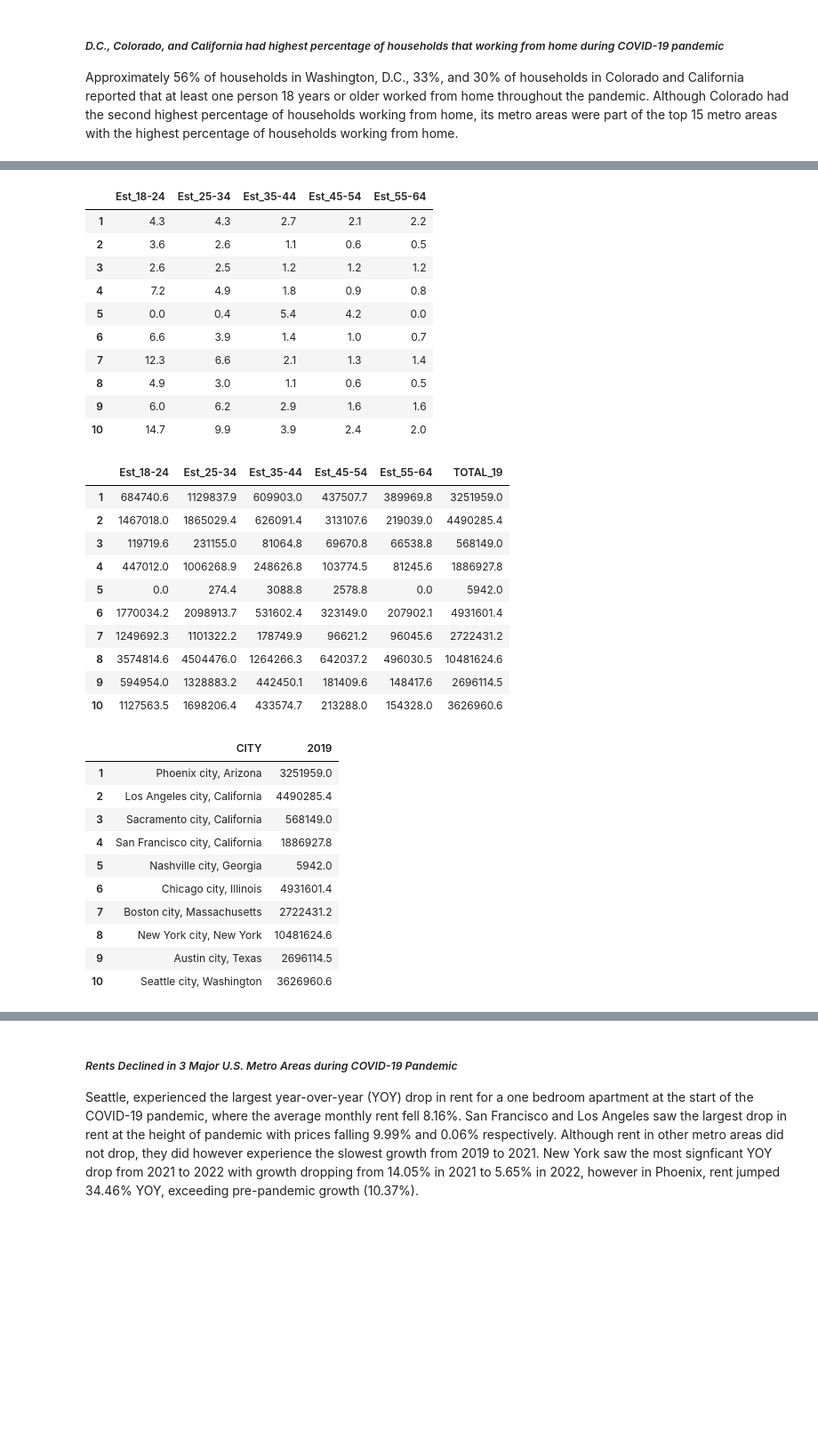
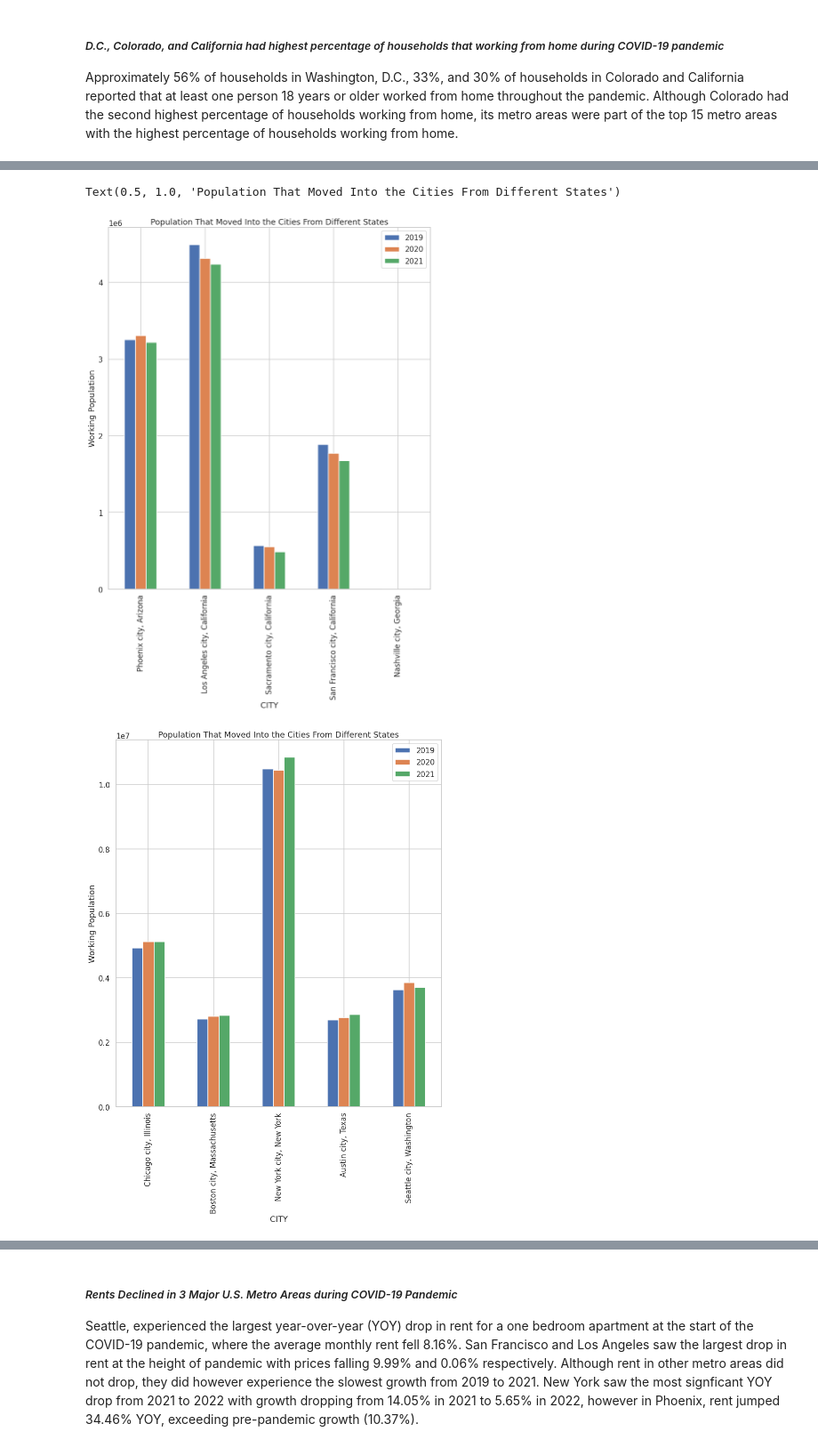
Before and after one commit to Keren-Neeq/DS4A-Team1, a Jupyter notebook: notebooks/Team1_ExtendedEDA.ipynb, the cells around one changed output, grey strips where cells are left out. Shown at 89% size. Drawn from its saved outputs; the diff is of its cells as text; code cells hidden in the pictures; blank space fills up the shorter version.

```diff
--- a/notebooks/Team1_ExtendedEDA.ipynb
+++ b/notebooks/Team1_ExtendedEDA.ipynb
@@ -61,4 +61,4 @@ hud_df = pd.read_csv(io.BytesIO(uploaded['hud_final.csv']), parse_dates=["Year"]
 # U.S. Census Bureau Household Pulse Survey
 tw_df = pd.read_csv(io.BytesIO(uploaded['teleworked_covid.csv']), parse_dates=["Date"])
 # %%
-geo2019 = pd.read_csv(io.BytesIO(uploaded['ACSST5Y2019.S0701-Data.csv']))
+population_df = pd.read_csv(io.BytesIO(uploaded['mobility_df.csv']))
@@ -269,52 +190,23 @@ population
-# %%
-popEst = geo2019.iloc[:,170:175]
-popEst.rename(columns = {'S0701_C04_004E':'Est_18-24', 'S0701_C04_005E':'Est_25-34','S0701_C04_006E':'Est_35-44','S0701_C04_007E':'Est_45-54','S0701_C04_008E':'Est_55-64'},inplace = True)
-popEst = popEst.astype(float)
-popEst
-# %% [output]
-|  | Est_18-24 | Est_25-34 | Est_35-44 | Est_45-54 | Est_55-64 |
-| 1 | 4.3 | 4.3 | 2.7 | 2.1 | 2.2 |
-| 2 | 3.6 | 2.6 | 1.1 | 0.6 | 0.5 |
-| 3 | 2.6 | 2.5 | 1.2 | 1.2 | 1.2 |
-| 4 | 7.2 | 4.9 | 1.8 | 0.9 | 0.8 |
-| 5 | 0.0 | 0.4 | 5.4 | 4.2 | 0.0 |
-| 6 | 6.6 | 3.9 | 1.4 | 1.0 | 0.7 |
-| 7 | 12.3 | 6.6 | 2.1 | 1.3 | 1.4 |
-| 8 | 4.9 | 3.0 | 1.1 | 0.6 | 0.5 |
-| 9 | 6.0 | 6.2 | 2.9 | 1.6 | 1.6 |
-| 10 | 14.7 | 9.9 | 3.9 | 2.4 | 2.0 |
-# %%
-#Multiply city population by estiamted percentage of people that moved to the city from different states
-population2019 = popEst.mul(population.values)
-population2019
-#Sum each roe to give the working populatuin that moved from different states to the cities
-population2019['TOTAL_19'] = population2019.sum(axis = 1)
-population2019
-# %% [output]
-|  | Est_18-24 | Est_25-34 | Est_35-44 | Est_45-54 | Est_55-64 | TOTAL_19 |
-| 1 | 684740.6 | 1129837.9 | 609903.0 | 437507.7 | 389969.8 | 3251959.0 |
-| 2 | 1467018.0 | 1865029.4 | 626091.4 | 313107.6 | 219039.0 | 4490285.4 |
-| 3 | 119719.6 | 231155.0 | 81064.8 | 69670.8 | 66538.8 | 568149.0 |
-| 4 | 447012.0 | 1006268.9 | 248626.8 | 103774.5 | 81245.6 | 1886927.8 |
-| 5 | 0.0 | 274.4 | 3088.8 | 2578.8 | 0.0 | 5942.0 |
-| 6 | 1770034.2 | 2098913.7 | 531602.4 | 323149.0 | 207902.1 | 4931601.4 |
-| 7 | 1249692.3 | 1101322.2 | 178749.9 | 96621.2 | 96045.6 | 2722431.2 |
-| 8 | 3574814.6 | 4504476.0 | 1264266.3 | 642037.2 | 496030.5 | 10481624.6 |
-| 9 | 594954.0 | 1328883.2 | 442450.1 | 181409.6 | 148417.6 | 2696114.5 |
-| 10 | 1127563.5 | 1698206.4 | 433574.7 | 213288.0 | 154328.0 | 3626960.6 |
-# %%
-mobility = city
-mobility['2019']= population2019['TOTAL_19']
-mobility
-# %% [output]
-|  | CITY | 2019 |
-| 1 | Phoenix city, Arizona | 3251959.0 |
-| 2 | Los Angeles city, California | 4490285.4 |
-| 3 | Sacramento city, California | 568149.0 |
-| 4 | San Francisco city, California | 1886927.8 |
-| 5 | Nashville city, Georgia | 5942.0 |
-| 6 | Chicago city, Illinois | 4931601.4 |
-| 7 | Boston city, Massachusetts | 2722431.2 |
-| 8 | New York city, New York | 10481624.6 |
-| 9 | Austin city, Texas | 2696114.5 |
-| 10 | Seattle city, Washington | 3626960.6 |
+# %%
+population_df= population_df.set_index('CITY')
+#Splitting the df into two to get clearer plots
+population1 = population_df.head()
+population2 = population_df.tail()
+#Seperated Nashville since its values were very small compared to the rest
+nashville = population_df.iloc[[4]]
+# %%
+#plotting two bar graphs of the cities against  the population of working age ie 18-64 that moved into the cities from different states
+
+population1.plot.bar(xlabel='CITY', ylabel= 'Working Population',figsize=(13,15))
+plt.title('Population That Moved Into the Cities From Different States')
+
+population2.plot.bar(xlabel='CITY', ylabel= 'Working Population',figsize=(13,15))
+plt.title('Population That Moved Into the Cities From Different States')
+
+#plotting a seperate graph tof nashville to clearly see its figures
+nashville.plot.bar(xlabel='CITY', ylabel= 'Working Population')
+plt.title('Population That Moved Into the Nashville From Different States')
+# %% [output]
+Text(0.5, 1.0, 'Population That Moved Into the Cities From Different States')
+[figure, added]
+[figure, added]
```
Also changed, not shown: parts of 41 cells of this notebook.
